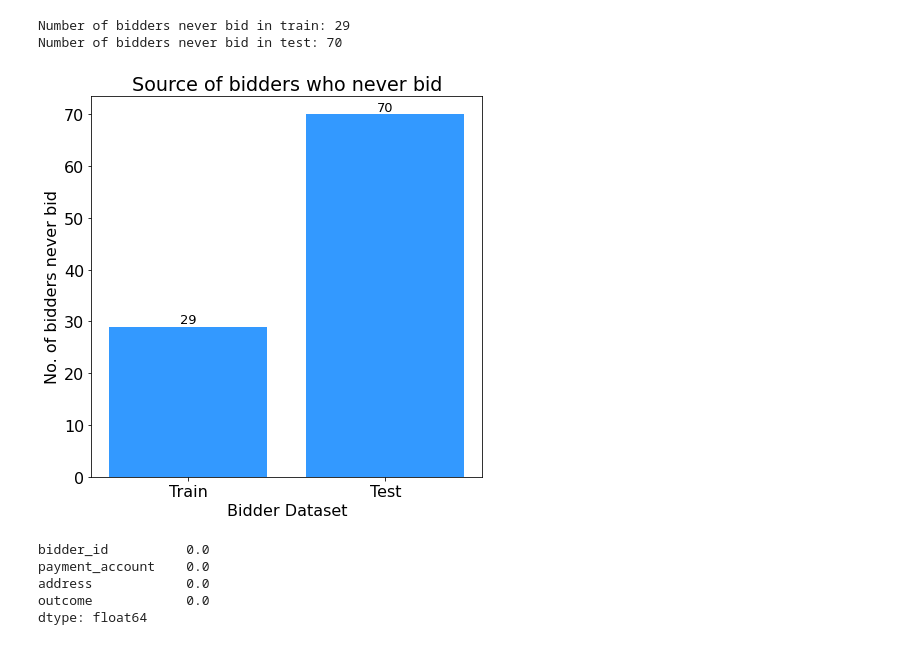
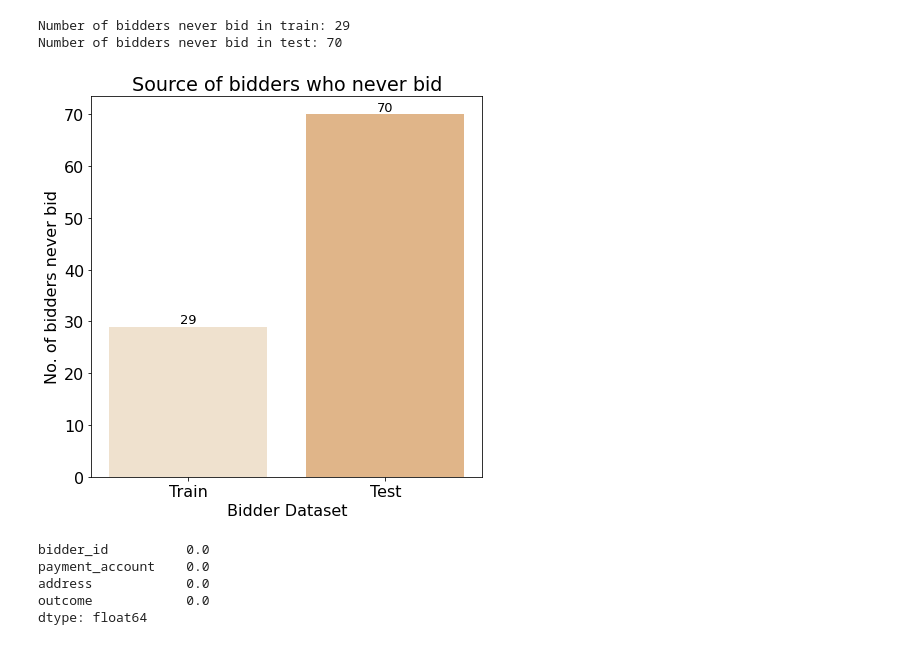
Before and after one commit to Marwan-Takrouri/Human-or-Robot-Facebook-Kaggle, a Jupyter notebook: Explore_the_data.ipynb, the cells around one changed output. Saved outputs shown, nothing was run; the diff lists cells and outputs as text; code cells hidden in the pictures.

```diff
--- a/Explore_the_data.ipynb
+++ b/Explore_the_data.ipynb
@@ -265,18 +267,19 @@ Number of bidders never bid in test: 70
 # %%
 # Plot the results
 x = np.arange(len(["Train", "Test"]))
 y = [len(no_bidders_train), len(no_bidders_test)]
 
 fig, ax = plt.subplots(figsize = (7,7))
-bar = plt.bar(x, y, color= "#3399FF")
+bar = plt.bar(x, y, color= ["#EFE1CE", "#E0B589"])
 plt.title("Source of bidders who never bid")
 plt.ylabel("No. of bidders never bid")
 plt.xlabel("Bidder Dataset")
 plt.xticks(x, labels=["Train", "Test"])
 ax.bar_label(bar, padding=0.5, fontsize=13)
+plt.savefig("Images/bidder_never_bids.png")
 plt.show()
 # %% [output]
-[figure, old version]
+[figure, new version]
 # %%
 # Check whether the bidders who never bid are robots
 no_bidders_robots = train_df.loc[(train_df.bidder_id.isin(no_bidders_train)) & (train_df.outcome == 1.0)].sum()
```
Also changed, not shown: parts of 2 cells of this notebook, 2 other files.
